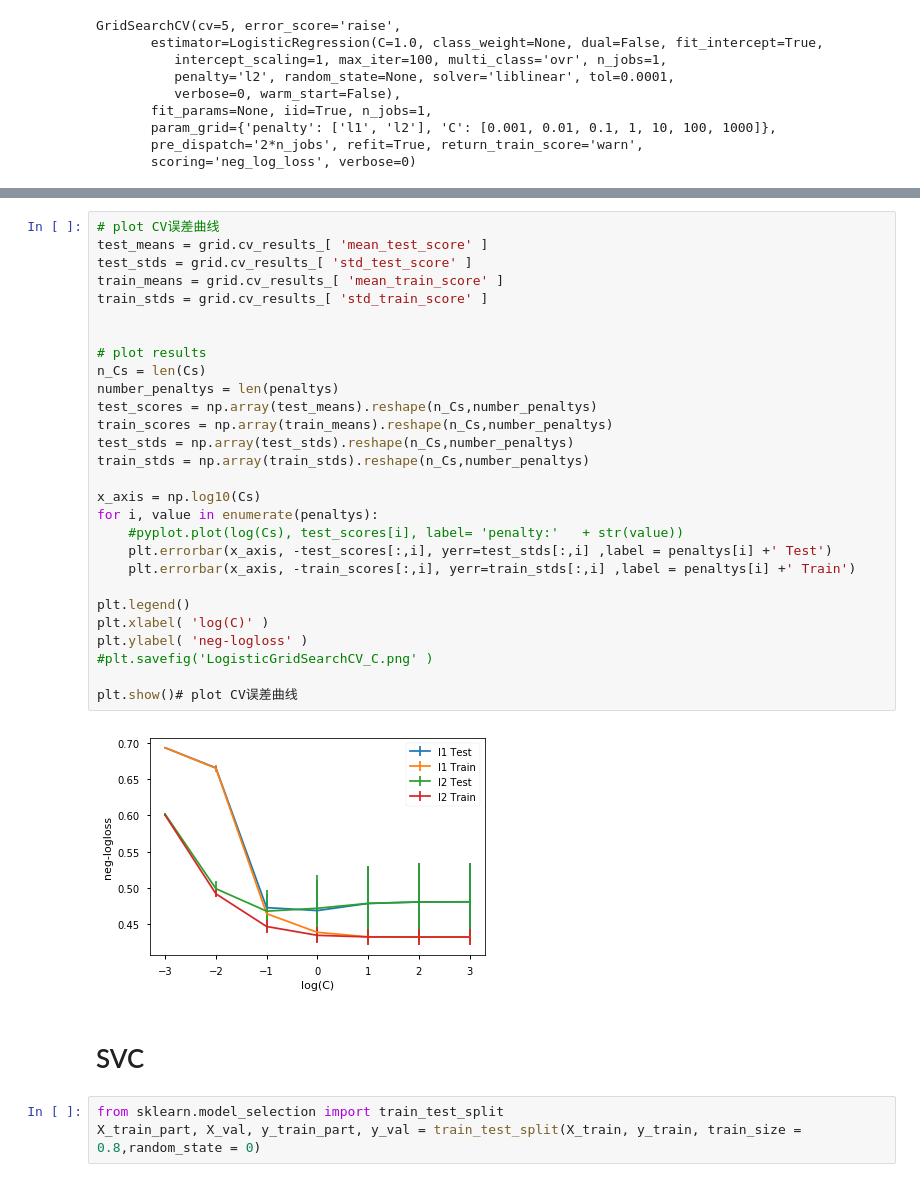
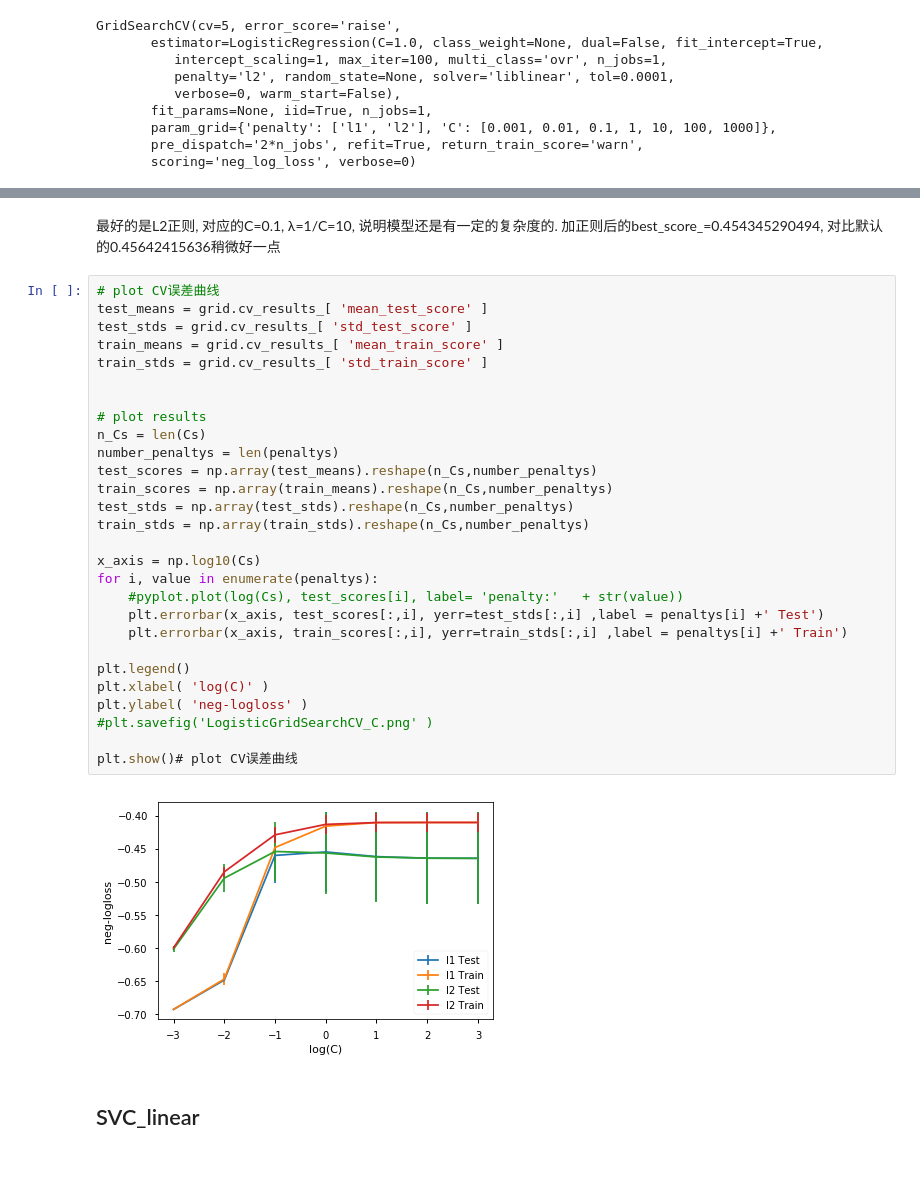
Before and after one commit to zhouzhiqi/PimaIndiansDiabetes, a Jupyter notebook: w2_周志齐_993735197_1.ipynb, the cells around one changed output, grey strips where cells are left out. Drawn from its saved outputs; the diff is of its cells as text.

```diff
--- a/w2_周志齐_993735197_1.ipynb
+++ b/w2_周志齐_993735197_1.ipynb
@@ -683,36 +685,36 @@ print(grid.best_params_)
 {'C': 0.1, 'penalty': 'l2'}
+# %% [markdown]
+最好的是L2正则, 对应的C=0.1, λ=1/C=10, 说明模型还是有一定的复杂度的.
+加正则后的best_score_=0.454345290494, 对比默认的0.45642415636稍微好一点
 # %%
 # plot CV误差曲线
 test_means = grid.cv_results_[ 'mean_test_score' ]
 test_stds = grid.cv_results_[ 'std_test_score' ]
 train_means = grid.cv_results_[ 'mean_train_score' ]
 train_stds = grid.cv_results_[ 'std_train_score' ]
 
 
 # plot results
 n_Cs = len(Cs)
 number_penaltys = len(penaltys)
 test_scores = np.array(test_means).reshape(n_Cs,number_penaltys)
 train_scores = np.array(train_means).reshape(n_Cs,number_penaltys)
 test_stds = np.array(test_stds).reshape(n_Cs,number_penaltys)
 train_stds = np.array(train_stds).reshape(n_Cs,number_penaltys)
 
 x_axis = np.log10(Cs)
 for i, value in enumerate(penaltys):
     #pyplot.plot(log(Cs), test_scores[i], label= 'penalty:'   + str(value))
-    plt.errorbar(x_axis, -test_scores[:,i], yerr=test_stds[:,i] ,label = penaltys[i] +' Test')
-    plt.errorbar(x_axis, -train_scores[:,i], yerr=train_stds[:,i] ,label = penaltys[i] +' Train')
+    plt.errorbar(x_axis, test_scores[:,i], yerr=test_stds[:,i] ,label = penaltys[i] +' Test')
+    plt.errorbar(x_axis, train_scores[:,i], yerr=train_stds[:,i] ,label = penaltys[i] +' Train')
 
 plt.legend()
 plt.xlabel( 'log(C)' )
 plt.ylabel( 'neg-logloss' )
 #plt.savefig('LogisticGridSearchCV_C.png' )
 
 plt.show()# plot CV误差曲线
 # %% [output]
-[figure, old version]
+[figure, new version]
 # %% [markdown]
-# SVC
+## SVC_linear
-# %%
-from sklearn.model_selection import train_test_split
-X_train_part, X_val, y_train_part, y_val = train_test_split(X_train, y_train, train_size = 0.8,random_state = 0)
```
Also changed, not shown: parts of 35 cells of this notebook, 9 other files.
